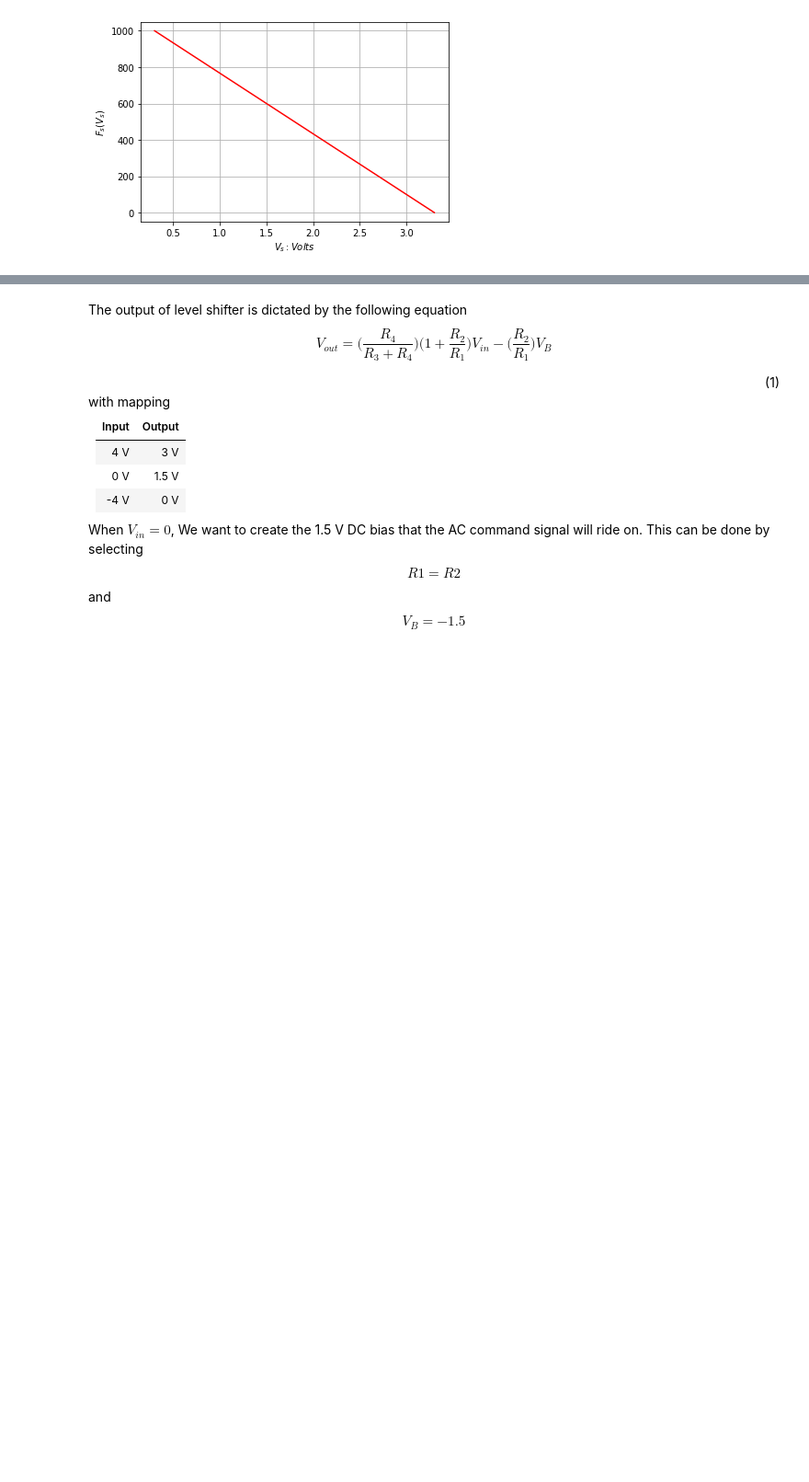
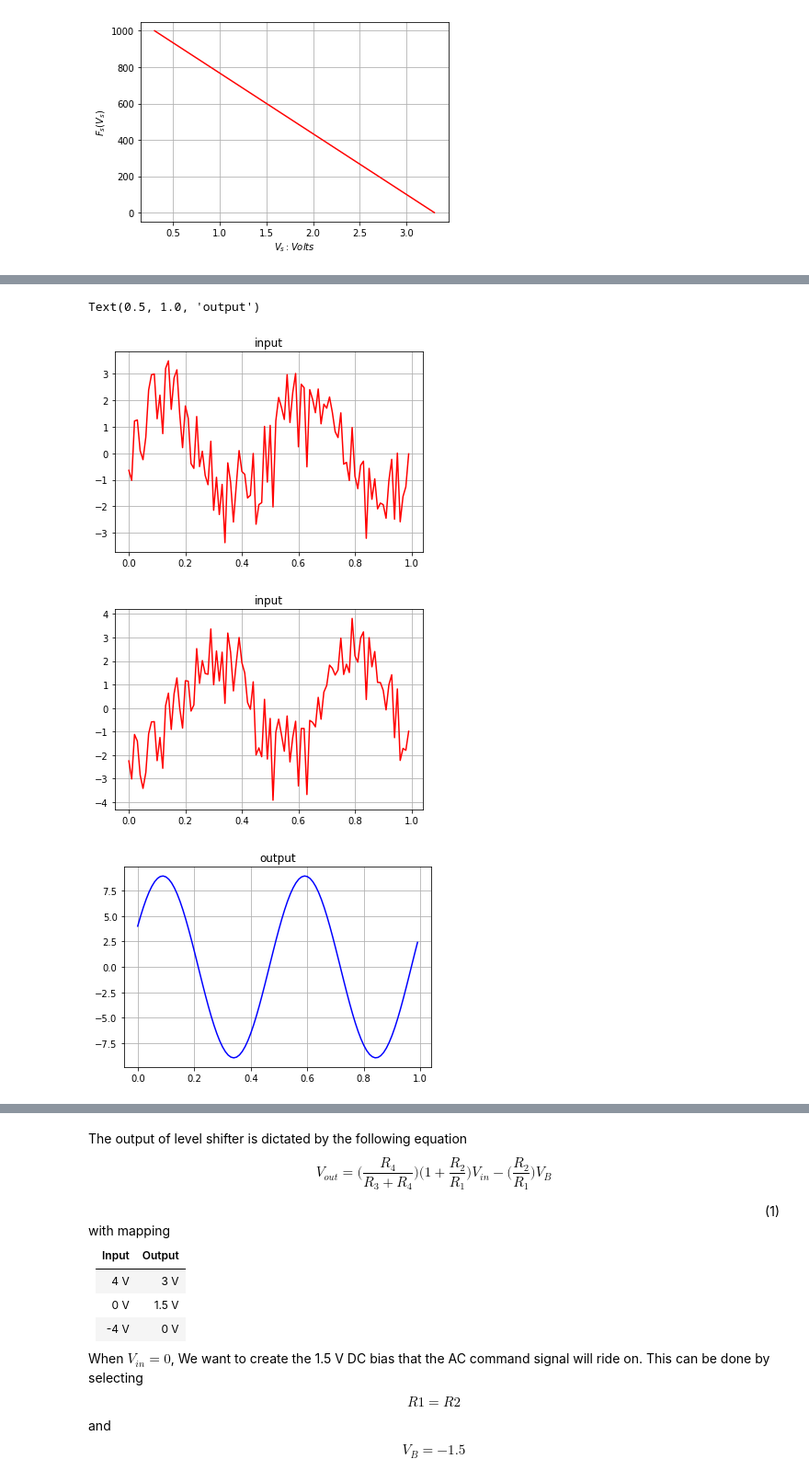
Before and after one commit to KunanonJ/Task-iot, a Jupyter notebook: Kunanon_midterm01205479_20.ipynb, the cells around one changed output, grey strips where cells are left out. Shown: that part at 92% size. Cells and saved outputs as stored; diff of their text form; code cells hidden in the pictures; blank space fills up the shorter version.

```diff
--- a/Kunanon_midterm01205479_20.ipynb
+++ b/Kunanon_midterm01205479_20.ipynb
@@ -378,3 +375,31 @@ R2 = 10000*Z
+# %%
+R1=1000*X
+R2=10000*Z
+tvec = np.arange(0,1,0.01)
+om=12.5
+noise = np.random.normal(0,1,100)
+Vin1 = 2*np.sin(om*tvec)
+Vin_1 = Vin1+noise
+Vin2 = 2*np.sin(om*tvec+180)
+Vin_2 = Vin2+noise
+Vout= (R2*Vin_1/R1)-(R2*Vin_2/R1)
+plt.figure()
+plt.plot(tvec,Vin_1,'r-')
+plt.grid('True')
+plt.title('input')
+plt.figure()
+plt.plot(tvec,Vin_2,'r-')
+plt.grid('True')
+plt.title('input')
+plt.figure()
+plt.plot(tvec,Vout,'b-')
+plt.grid('True')
+plt.title('output')
+# %% [output]
+Text(0.5, 1.0, 'output')
+[figure, added]
+[figure, added]
+[figure, added]
 # %% [markdown]
 <a id="p8"></a>
 #### P8. (10 points)(level 3)
```
Also changed, not shown: parts of 1 cell of this notebook.
